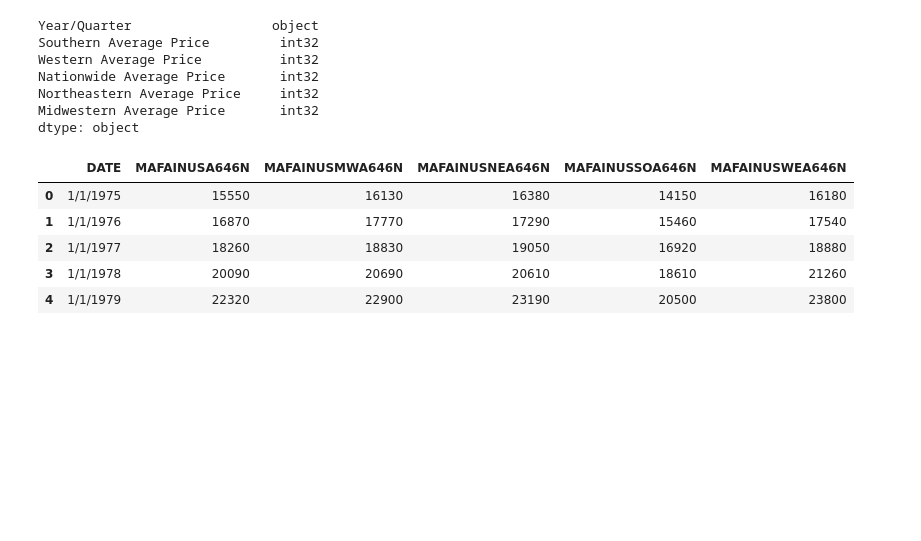
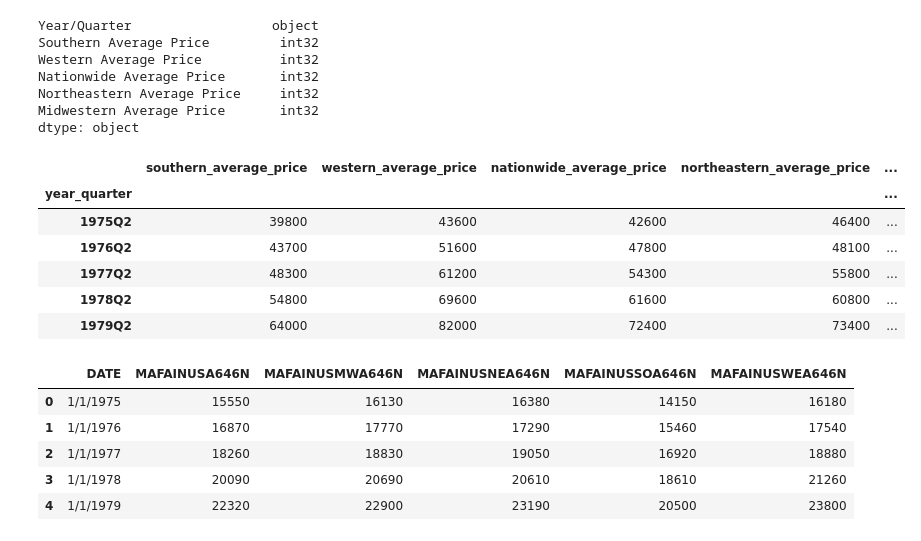
Before and after one commit to leeangel0428/Project-3-Group-2, a Jupyter notebook: Data_cleaning.ipynb, the cells around one changed output. Cells and saved outputs as stored; diff of their text form; code cells hidden in the pictures; blank space fills up the shorter version.

```diff
--- a/Data_cleaning.ipynb
+++ b/Data_cleaning.ipynb
@@ -213,4 +233,16 @@ annual_housing_column_mapping={
 }
 
 final_clean_annual_housing_pricing_df.rename(columns= annual_housing_column_mapping, inplace= True)
+# %%
+true_final_clean_annual_housing_pricing_df=final_clean_annual_housing_pricing_df.set_index("year_quarter")
+
+true_final_clean_annual_housing_pricing_df.head()
+# %% [output]
+|  | southern_average_price | western_average_price | nationwide_average_price | northeastern_average_price | ... |
+| year_quarter |  |  |  |  | ... |
+| 1975Q2 | 39800 | 43600 | 42600 | 46400 | ... |
+| 1976Q2 | 43700 | 51600 | 47800 | 48100 | ... |
+| 1977Q2 | 48300 | 61200 | 54300 | 55800 | ... |
+| 1978Q2 | 54800 | 69600 | 61600 | 60800 | ... |
+| 1979Q2 | 64000 | 82000 | 72400 | 73400 | ... |
 # %%
```
Also changed, not shown: parts of 9 cells of this notebook, 20 other files.
